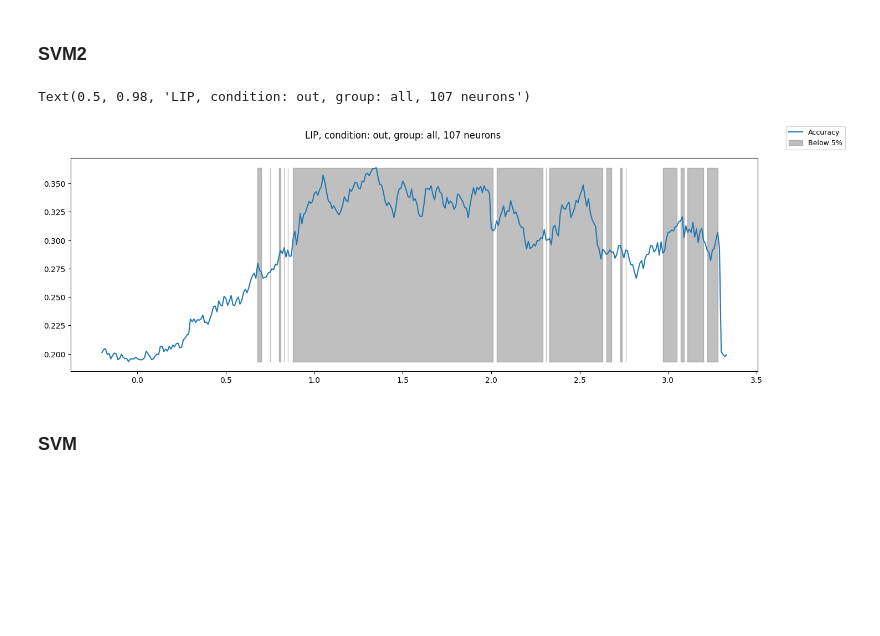
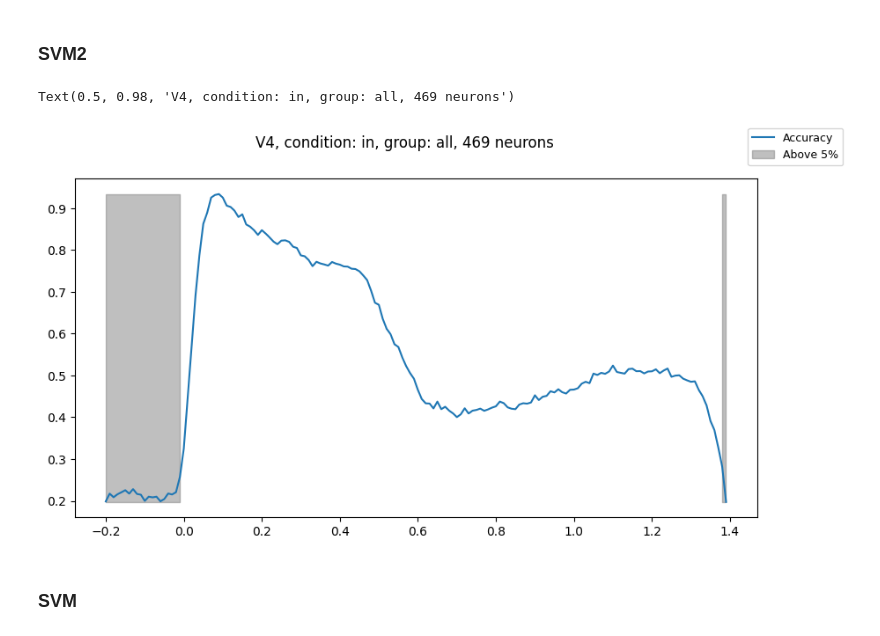
Before and after one commit to Ibos-lab/EphysVibe, a Jupyter notebook: examples/decoding.ipynb, the cells around one changed output. Drawn from its saved outputs; the diff is of its cells as text; code cells hidden in the pictures; blank space fills up the shorter version.

```diff
--- a/examples/decoding.ipynb
+++ b/examples/decoding.ipynb
@@ -165,11 +125,11 @@ def sample_df(fr_samples,seed):
 # %%
 def compute_window_matrix(all_df,n_win):
     y,all_samples = [], []
-    for i_sample in all_df['sample'].unique():
-        n_df = all_df[all_df['sample']==i_sample]
-        data = n_df[[n_win,'neuron','trial_idx']]
-        n_pivot = pd.pivot_table(data, values=n_win,index='trial_idx',columns='neuron').reset_index(drop=True)#.loc[:,0:]
-        all_samples.append(n_pivot)
-        y.append([i_sample]*min(max_n_trials))
-    return pd.concat(all_samples).reset_index(drop=True),np.concatenate(y)
+    for i_sample in all_df.keys():
+        n_df = all_df[i_sample]
+        data = n_df[:,:,n_win]
+
+        all_samples.append(data)
+        y.append([i_sample]*data.shape[0])
+    return np.concatenate(all_samples,axis=0),np.concatenate(y)
 # %%
@@ -211,31 +173,35 @@ def plot_accuracy(scores,win_steps,neuron_max_shift,x_lim_min,x_lim_max,n_neuron
 model=  SVC(kernel='linear',C=20,decision_function_shape='ovr',gamma=0.001)
 # %%
 le = LabelEncoder()
-le.fit(pd.concat(fr_samples)['sample'].unique())
+le.fit(tasks[0]['sample'].unique())
 #all_df['sample']=le.transform(all_df['sample'])
 n_iterations = 100
 rng = np.random.default_rng(seed=seed)
 it_seed = rng.integers(low=1, high=2023, size=n_iterations, dtype=int)
-windows=354#0
-with Pool(10) as pool:
-    async_scores = [pool.apply_async(run_svm_decoder,args=(model,fr_samples,windows,it_seed,n,le)) for n in np.arange(n_iterations)]
-    scores2 = [asc.get() for asc in async_scores]
+windows = frs_avg[0].shape[2]
+# scores = run_svm_decoder(model,frs_avg,tasks,windows,min_trials,it_seed,n_it=0,le=le)
+with Pool(5) as pool:
+    async_scores = [pool.apply_async(run_svm_decoder,args=(model,frs_avg,tasks,windows,min_trials,it_seed,n,le)) for n in np.arange(n_iterations)]
+    scores = [asc.get() for asc in async_scores]
+# %%
+n_neurons = 0
+for rec in range(len(frs_avg)):
+    n_neurons +=frs_avg[rec].shape[1]
 # %%
-fig,ax = plt.subplots(figsize=(16,5))
-x = ((np.arange(0,len(scores2[0])))-fix_duration/10)/100
-ax.plot(x,np.array(scores2).mean(axis=0),label='Accuracy')
-ss = np.sum(np.array(scores2)<=0.2,axis=0)/np.array(scores2).shape[0]
+fig,ax = plt.subplots(figsize=(10,5))
+x = ((np.arange(0,len(scores[0])))-fix_duration/10)/100
+ax.plot(x,np.array(scores).mean(axis=0),label='Accuracy')
+ss = np.sum(np.array(scores)<=0.2,axis=0)/np.array(scores).shape[0]
 mask_inf = ss<=0.05
 mask_sup = ss>0.05
-ax.fill_between(x,y1=min(np.array(scores2).mean(axis=0)),y2=max(np.array(scores2).mean(axis=0)),where=ss<=0.05,color='grey',alpha=0.5,label='Below 5%')
+ax.fill_between(x,y1=min(np.array(scores).mean(axis=0)),y2=max(np.array(scores).mean(axis=0)),where=ss>=0.05,color='grey',alpha=0.5,label='Above 5%')
 #ax.scatter(x[mask_inf],(ss)[mask_inf],color='k',marker='.',label='Below 5%')
 #ax.scatter(x[mask_sup],(ss)[mask_sup],color='grey',marker='.',label='Above 5%')
 fig.legend(fontsize=9)
-condition = {-1:'out',1:'in'}
-fig.suptitle("LIP, condition: %s, group: %s, %d neurons"%(condition[in_out],cgroup,pd.concat(fr_samples)['neuron'].unique()[-1]))
+fig.suptitle("V4, condition: %s, group: %s, %d neurons"%(in_out,cgroup,n_neurons))
 # %% [output]
-Text(0.5, 0.98, 'LIP, condition: out, group: all, 107 neurons')
+Text(0.5, 0.98, 'V4, condition: in, group: all, 469 neurons')
-[figure, old version]
+[figure, new version]
 # %% [markdown]
 ### SVM
 # %%
```
Also changed, not shown: parts of 12 cells of this notebook, 24 other files.
